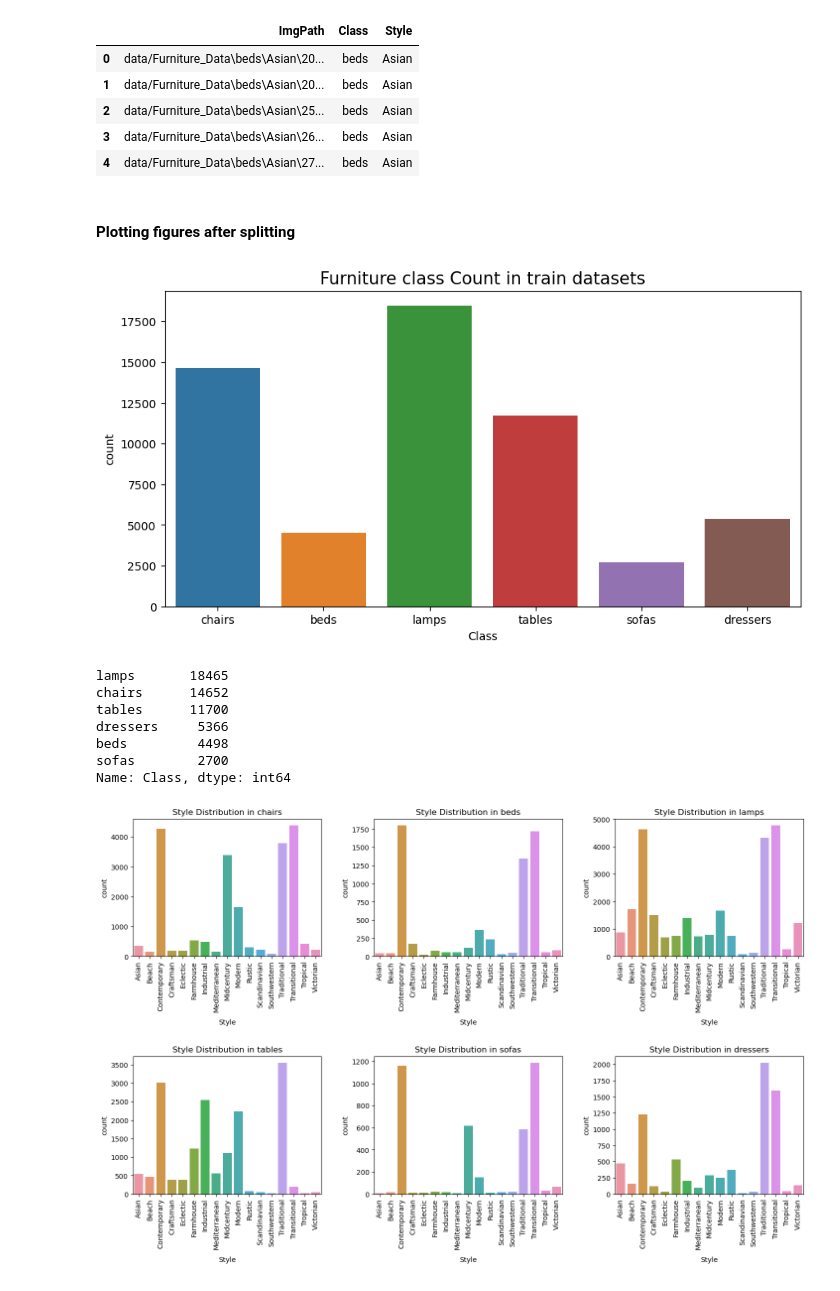
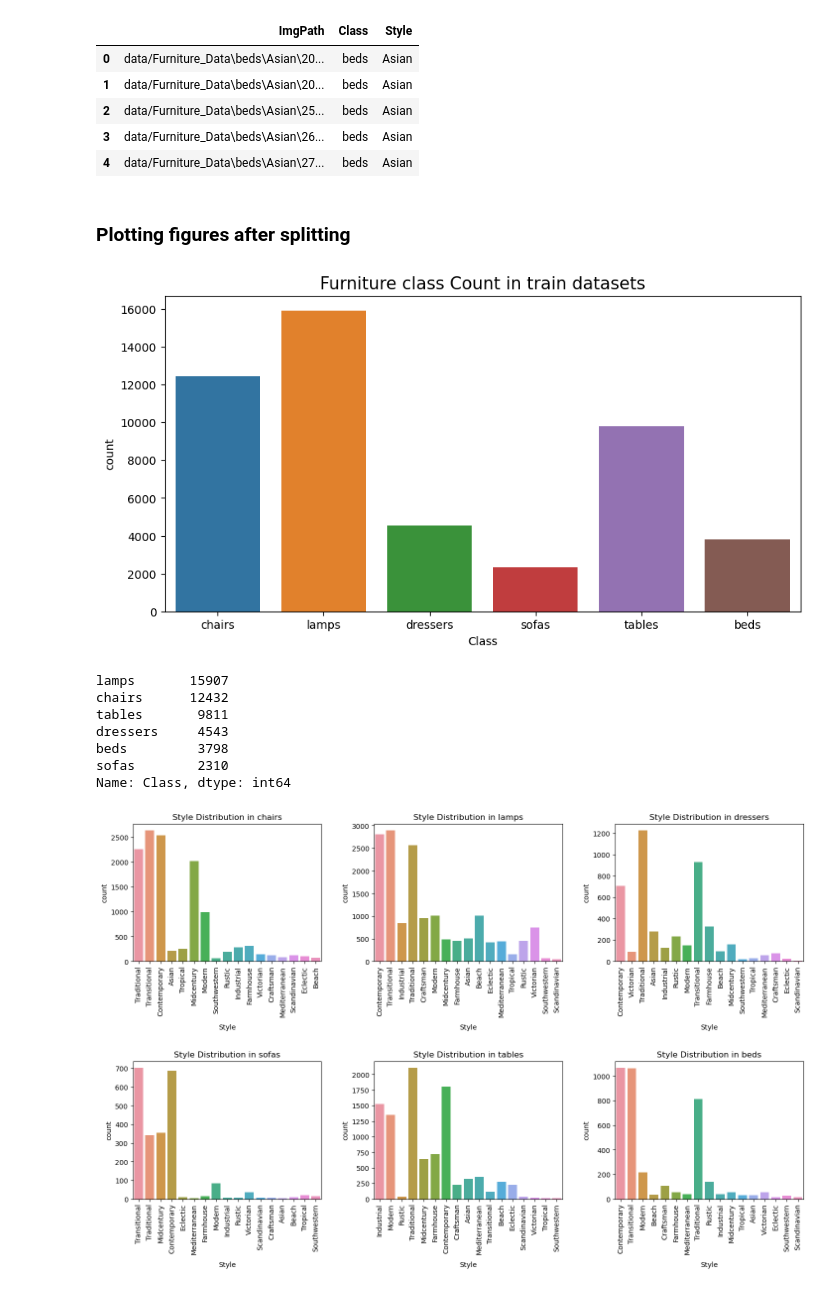
Before and after one commit to kaito274/COSC2753---Assignment2, a Jupyter notebook: Task 3 EDA & Preprocess.ipynb, the cells around one changed output. Drawn from its saved outputs; the diff is of its cells as text; code cells hidden in the pictures.

```diff
--- a/Task 3 EDA & Preprocess.ipynb
+++ b/Task 3 EDA & Preprocess.ipynb
@@ -190,5 +205,7 @@ test_Y.to_csv("./data/Y_test_Task3_2.csv", index=False)
 # %% [markdown]
-#### Plotting figures after splitting
+### Plotting figures after splitting
+# %%
+train_Y = pd.read_csv("./data/Y_train_before_transformed_Task3.csv")
 # %%
 # Plot bar graph
 import seaborn as sns
@@ -199,32 +216,32 @@ plt.show()
 
 train_Y['Class'].value_counts()
 # %% [output]
-[figure, old version]
+[figure, new version]
-lamps       18465
-chairs      14652
-tables      11700
-dressers     5366
-beds         4498
-sofas        2700
+lamps       15907
+chairs      12432
+tables       9811
+dressers     4543
+beds         3798
+sofas        2310
 Name: Class, dtype: int64
 # %%
 # Unique classes
 classes = train_Y['Class'].unique()
 
 # Set up the matplotlib figure
 plt.figure(figsize=(15, 10))
 
 for i, class_name in enumerate(classes, 1):
     plt.subplot(2, 3, i)  # Adjust grid dimensions based on the number of classes
-    sns.countplot(data=data_eda[data_eda['Class'] == class_name], x='Style')
+    sns.countplot(data=train_Y[train_Y['Class'] == class_name], x='Style')
     plt.title(f'Style Distribution in {class_name}')
     plt.xticks(rotation=90)
     plt.xlabel('Style', labelpad=10)
 
 plt.tight_layout(pad=3.0)
 plt.show()
 # %% [output]
-[figure, old version]
+[figure, new version]
 # %%
 # Group by 'class' and 'style', then count occurrences
 style_counts = train_Y.groupby(['Class', 'Style']).size()
```
Also changed, not shown: parts of 34 cells of this notebook, 12 other files.
